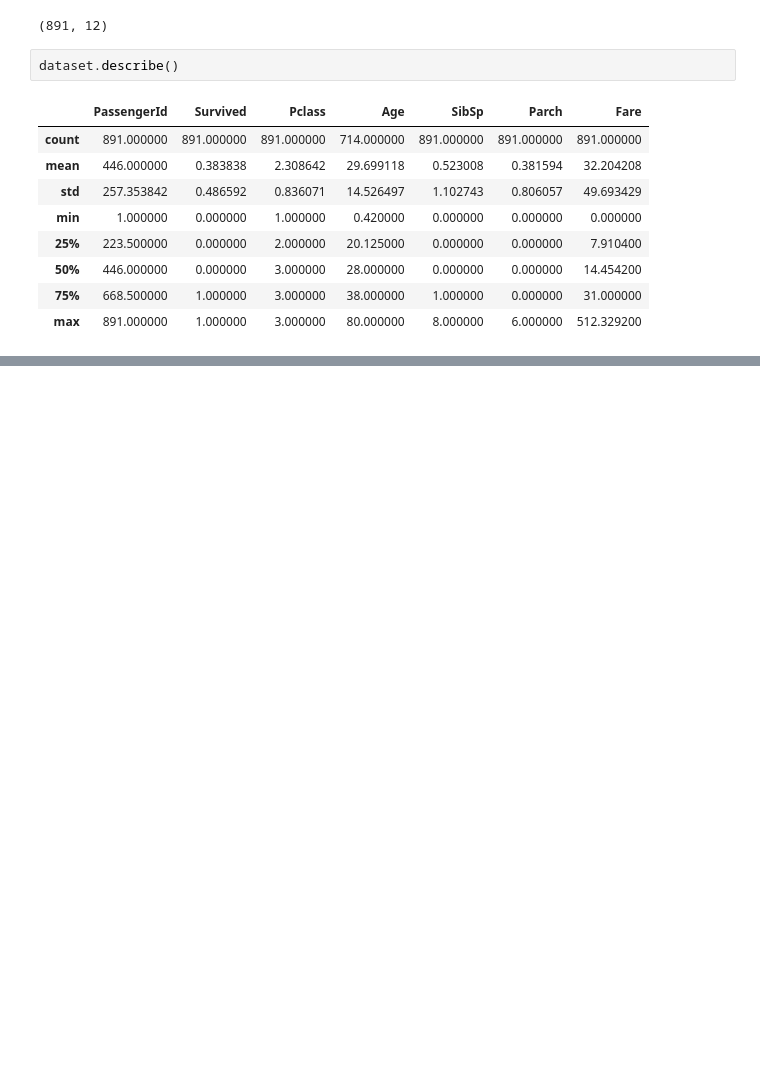
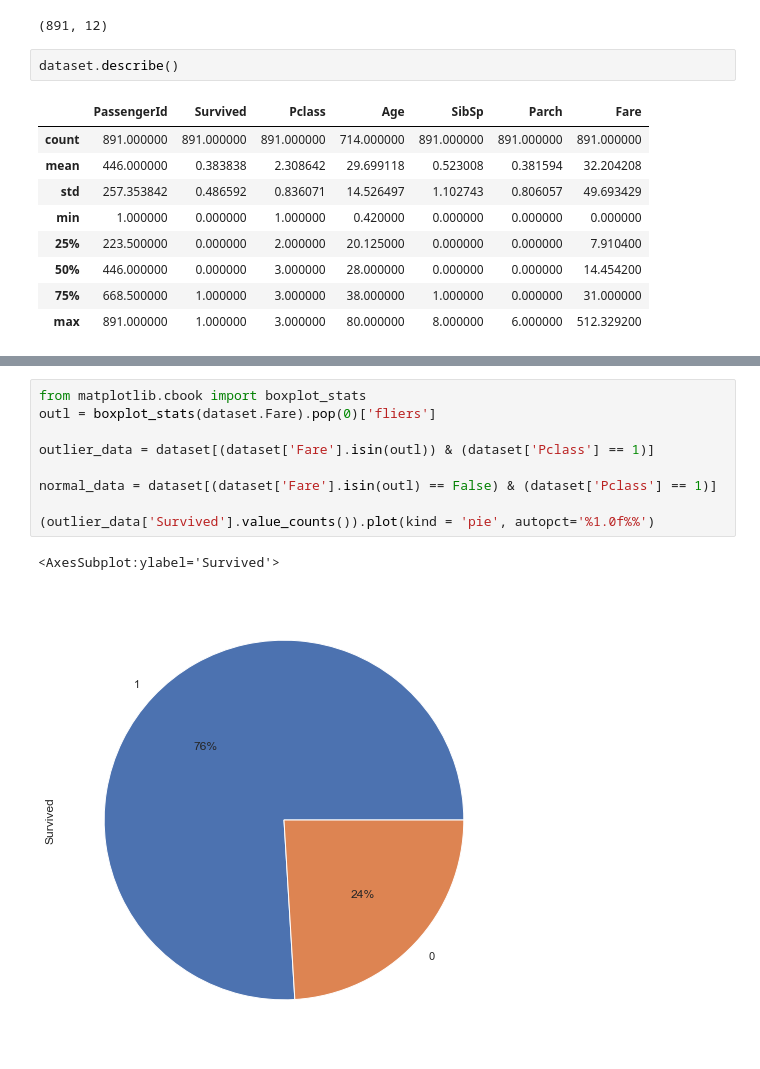
Before and after one commit to johnnyloreano/titanic, a Jupyter notebook: Untitled.ipynb, the cells around one changed output, grey strips where cells are left out. Saved outputs shown, nothing was run; the diff lists cells and outputs as text; blank space fills up the shorter version.

```diff
--- a/Untitled.ipynb
+++ b/Untitled.ipynb
@@ -105 +150,13 @@ array([<matplotlib.axes._subplots.AxesSubplot object at 0x...>,
+# %%
+from matplotlib.cbook import boxplot_stats
+outl = boxplot_stats(dataset.Fare).pop(0)['fliers']
+
+outlier_data = dataset[(dataset['Fare'].isin(outl)) & (dataset['Pclass'] == 1)]
+
+normal_data = dataset[(dataset['Fare'].isin(outl) == False) & (dataset['Pclass'] == 1)]
+
+(outlier_data['Survived'].value_counts()).plot(kind = 'pie', autopct='%1.0f%%')
+# %% [output]
+<AxesSubplot:ylabel='Survived'>
+[figure, added]
 # %%
```
Also changed, not shown: parts of 23 cells of this notebook.
